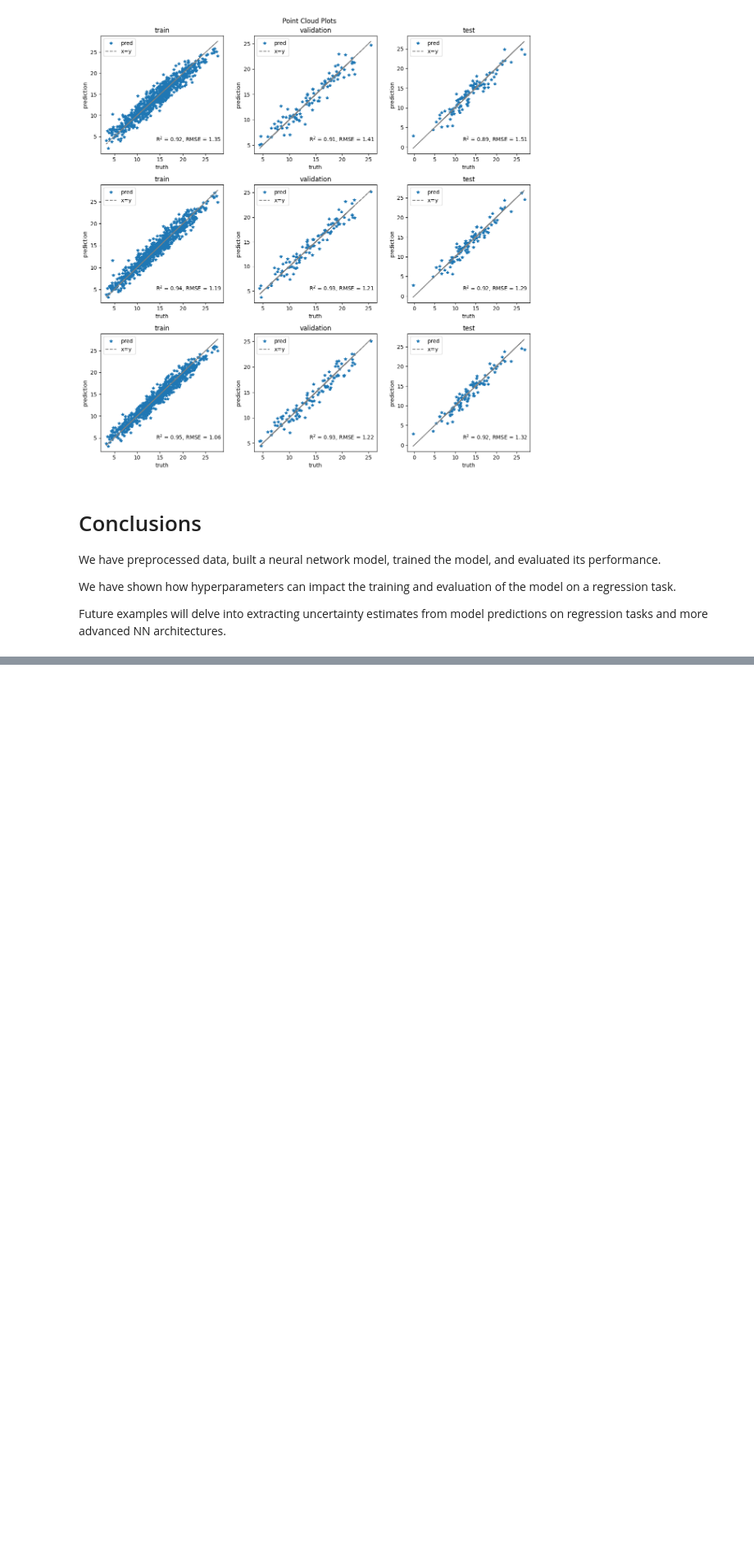
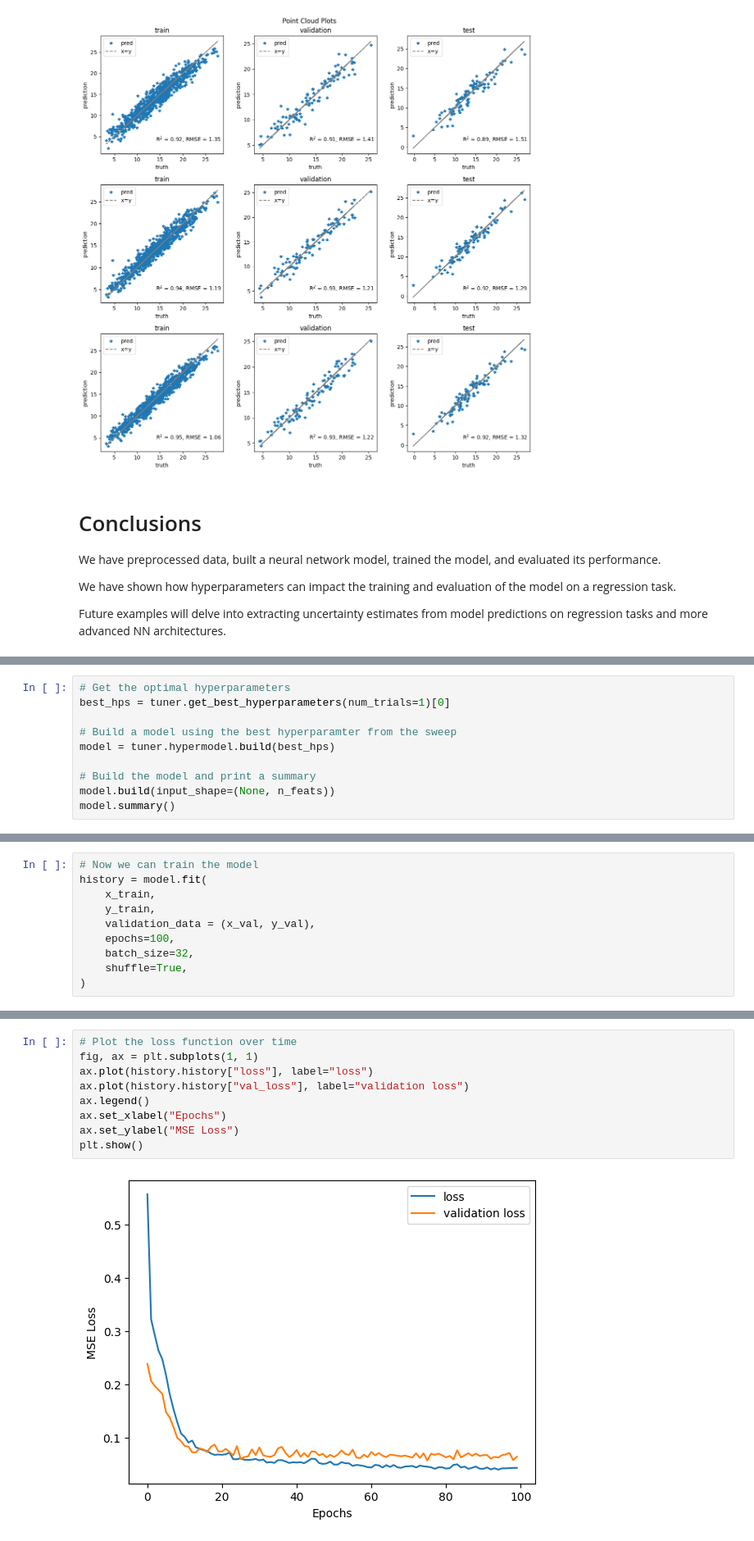
Before and after one commit to NREL/AI, a Jupyter notebook: supervised/regression/artificial_neural_networks_tf.ipynb, the cells around one changed output, grey strips where cells are left out. Shown at 82% size. Cells and saved outputs as stored; diff of their text form; blank space fills up the shorter version.

Commit message:
adding in hyperparameter tuning to TF for regression ANN notebook

```diff
--- a/supervised/regression/artificial_neural_networks_tf.ipynb
+++ b/supervised/regression/artificial_neural_networks_tf.ipynb
@@ -883,0 +972,10 @@ Future examples will delve into extracting uncertainty estimates from model pred
+# %%
+# Get the optimal hyperparameters
+best_hps = tuner.get_best_hyperparameters(num_trials=1)[0]
+
+# Build a model using the best hyperparamter from the sweep
+model = tuner.hypermodel.build(best_hps)
+
+# Build the model and print a summary
+model.build(input_shape=(None, n_feats))
+model.summary()
@@ -883,0 +1003,10 @@ Future examples will delve into extracting uncertainty estimates from model pred
+# %%
+# Now we can train the model
+history = model.fit(
+    x_train,
+    y_train,
+    validation_data = (x_val, y_val),
+    epochs=100,
+    batch_size=32,
+    shuffle=True,
+)
@@ -883,0 +1031,11 @@ Future examples will delve into extracting uncertainty estimates from model pred
+# %%
+# Plot the loss function over time
+fig, ax = plt.subplots(1, 1)
+ax.plot(history.history["loss"], label="loss")
+ax.plot(history.history["val_loss"], label="validation loss")
+ax.legend()
+ax.set_xlabel("Epochs")
+ax.set_ylabel("MSE Loss")
+plt.show()
+# %% [output]
+[figure, added]
```
Also changed, not shown: parts of 20 cells of this notebook, 1 other file.
